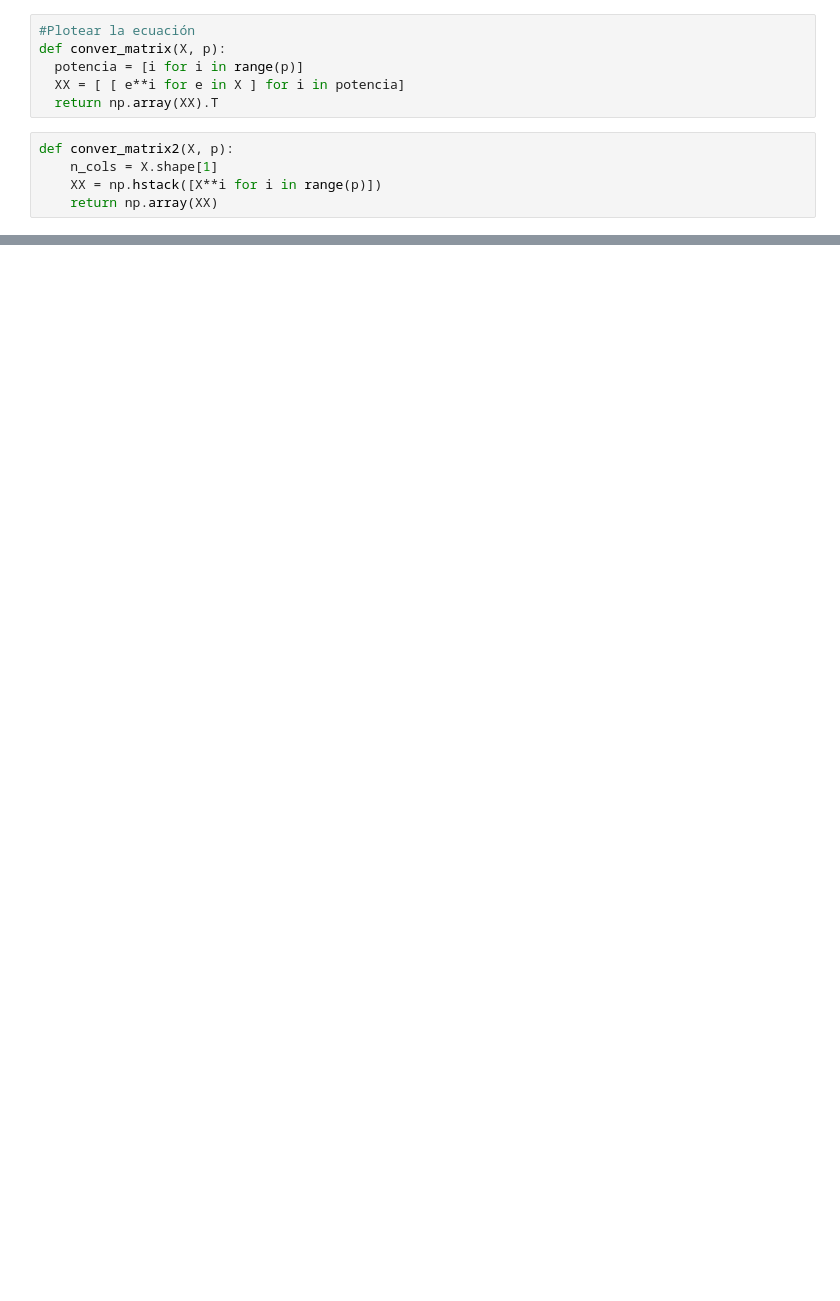
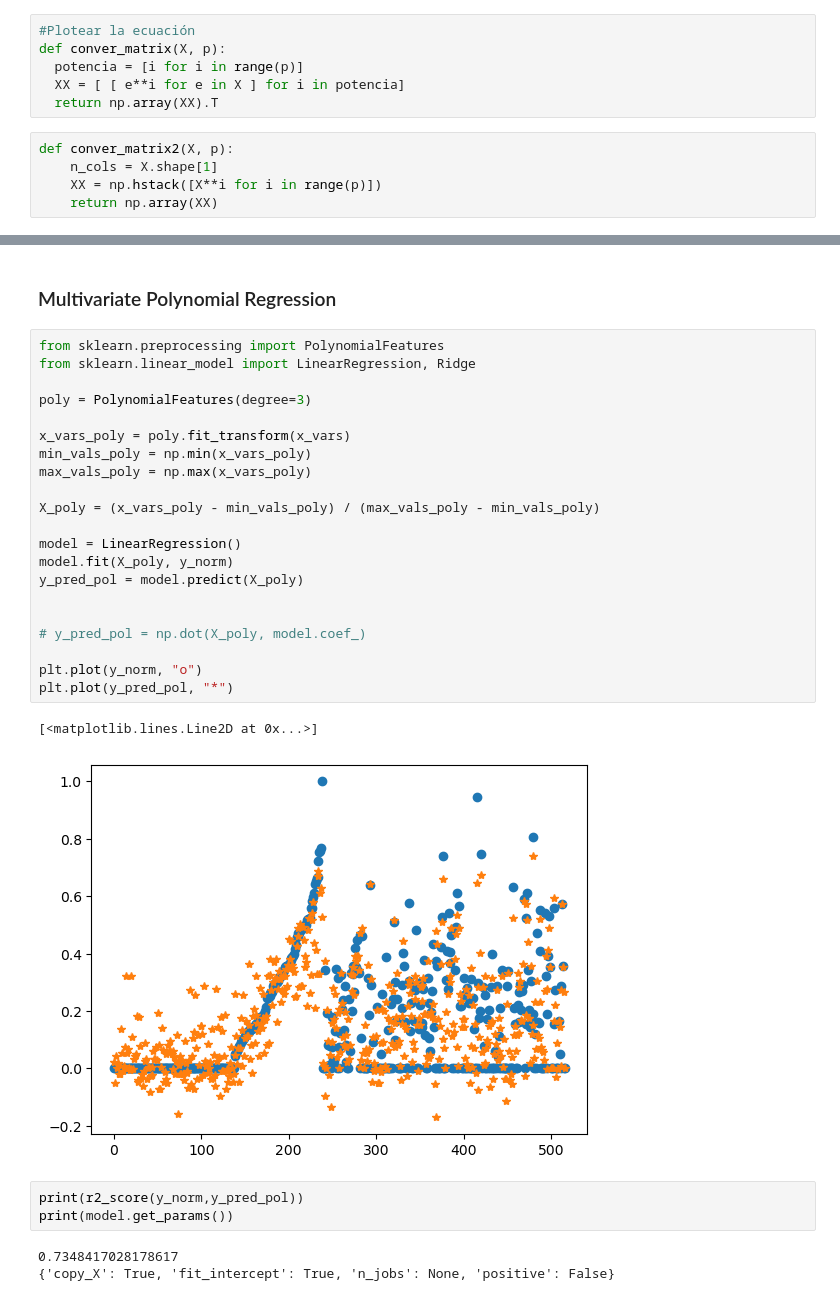
Before and after one commit to Fabryzzio-Meza-Torres/FireCast-linear-and-non-linear-regression-for-predicting-the-impact-of-forest-fires-in-Portugal, a Jupyter notebook: sample.ipynb, the cells around one changed output, grey strips where cells are left out. Drawn from its saved outputs; the diff is of its cells as text; blank space fills up the shorter version.

```diff
--- a/sample.ipynb
+++ b/sample.ipynb
@@ -187,0 +183,32 @@ print(w)
+# %% [markdown]
+### Multivariate Polynomial Regression
+# %%
+from sklearn.preprocessing import PolynomialFeatures
+from sklearn.linear_model import LinearRegression, Ridge
+
+poly = PolynomialFeatures(degree=3)
+
+x_vars_poly = poly.fit_transform(x_vars)
+min_vals_poly = np.min(x_vars_poly)
+max_vals_poly = np.max(x_vars_poly)
+
+X_poly = (x_vars_poly - min_vals_poly) / (max_vals_poly - min_vals_poly)
+
+model = LinearRegression()
+model.fit(X_poly, y_norm)
+y_pred_pol = model.predict(X_poly)
+
+
+# y_pred_pol = np.dot(X_poly, model.coef_)
+
+plt.plot(y_norm, "o")
+plt.plot(y_pred_pol, "*")
+# %% [output]
+[<matplotlib.lines.Line2D at 0x...>]
+[figure, added]
+# %%
+print(r2_score(y_norm,y_pred_pol))
+print(model.get_params())
+# %% [output]
+0.7348417028178617
+{'copy_X': True, 'fit_intercept': True, 'n_jobs': None, 'positive': False}
```
Also changed, not shown: parts of 18 cells of this notebook.
